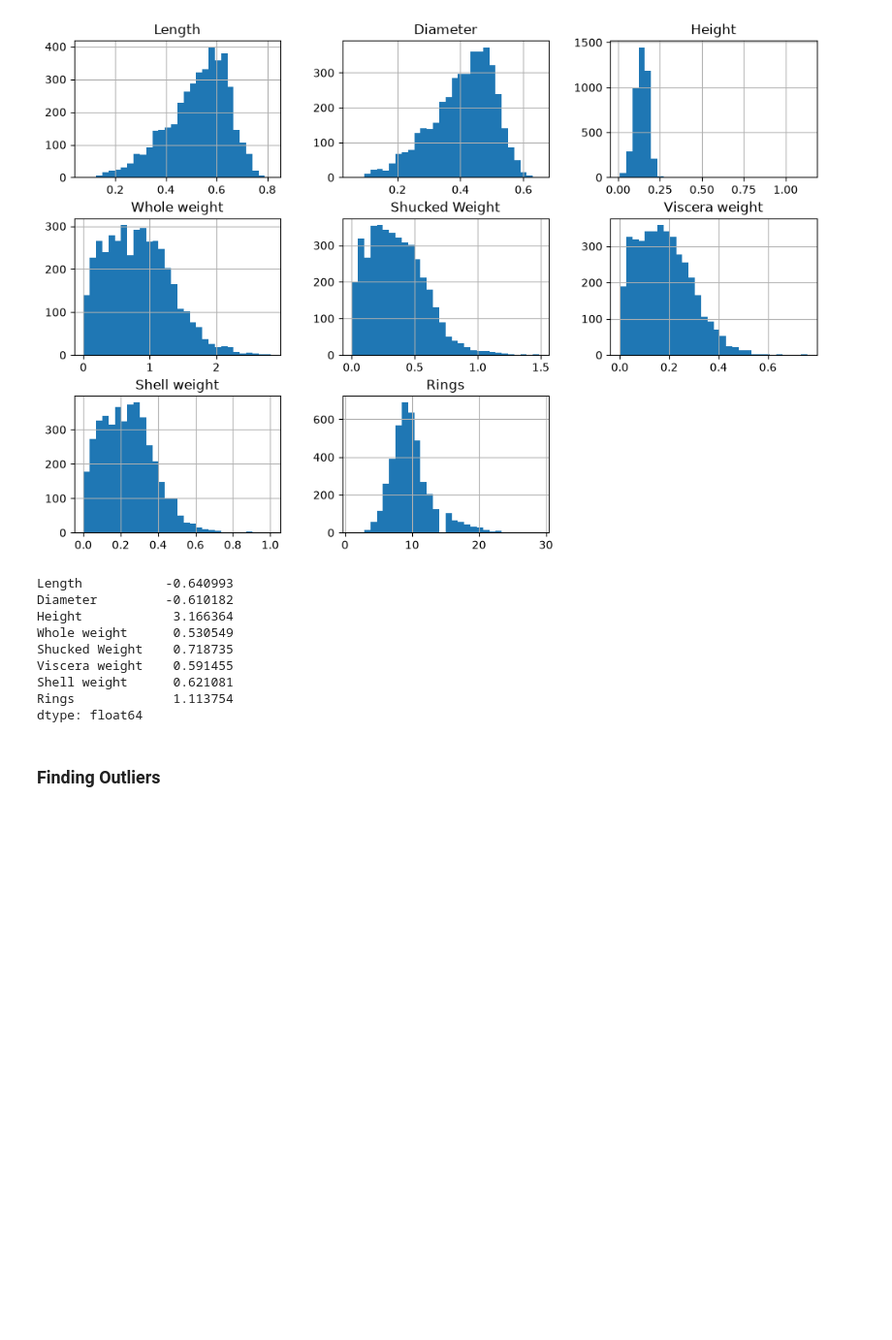
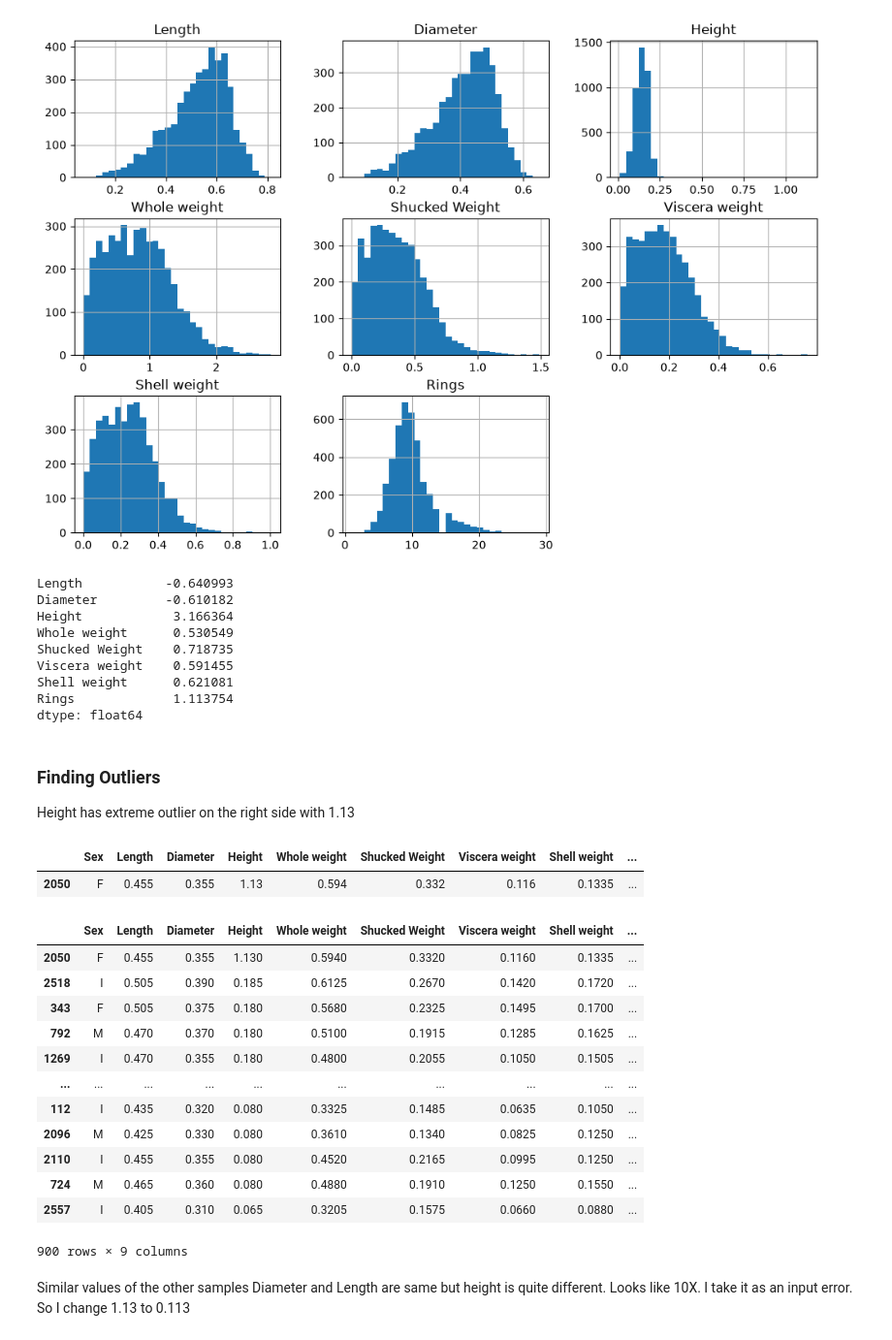
Before and after one commit to Qasimb946/Machine-Learning-Non-Parametric-Learning-P1, a Jupyter notebook: Notebooks/EDA_Abalone.ipynb, the cells around one changed output. Shown at 97% size. Cells and saved outputs as stored; diff of their text form; code cells hidden in the pictures; blank space fills up the shorter version.

```diff
--- a/Notebooks/EDA_Abalone.ipynb
+++ b/Notebooks/EDA_Abalone.ipynb
@@ -108,5 +108,34 @@ Viscera weight    0.591455
 Shell weight      0.621081
 Rings             1.113754
 dtype: float64
-# %% [markdown]
-### Finding Outliers
+# %% [markdown]
+### Finding Outliers
+Height has extreme outlier on the right side with 1.13
+# %%
+outlier_row = df[df["Height"] == 1.13]
+outlier_row
+# %% [output]
+|  | Sex | Length | Diameter | Height | Whole weight | Shucked Weight | Viscera weight | Shell weight | ... |
+| 2050 | F | 0.455 | 0.355 | 1.13 | 0.594 | 0.332 | 0.116 | 0.1335 | ... |
+# %%
+Length =  outlier_row["Length"].values[0]
+Diameter = outlier_row["Diameter"].values[0]
+
+similar_points = df[(df["Length"].between(Length - 0.05, Length + 0.05)) & (df["Diameter"].between(Diameter-0.05, Diameter+0.05))]
+similar_points.sort_values("Height", ascending=False)
+# %% [output]
+|  | Sex | Length | Diameter | Height | Whole weight | Shucked Weight | Viscera weight | Shell weight | ... |
+| 2050 | F | 0.455 | 0.355 | 1.130 | 0.5940 | 0.3320 | 0.1160 | 0.1335 | ... |
+| 2518 | I | 0.505 | 0.390 | 0.185 | 0.6125 | 0.2670 | 0.1420 | 0.1720 | ... |
+| 343 | F | 0.505 | 0.375 | 0.180 | 0.5680 | 0.2325 | 0.1495 | 0.1700 | ... |
+| 792 | M | 0.470 | 0.370 | 0.180 | 0.5100 | 0.1915 | 0.1285 | 0.1625 | ... |
+| 1269 | I | 0.470 | 0.355 | 0.180 | 0.4800 | 0.2055 | 0.1050 | 0.1505 | ... |
+| ... | ... | ... | ... | ... | ... | ... | ... | ... | ... |
+| 112 | I | 0.435 | 0.320 | 0.080 | 0.3325 | 0.1485 | 0.0635 | 0.1050 | ... |
+| 2096 | M | 0.425 | 0.330 | 0.080 | 0.3610 | 0.1340 | 0.0825 | 0.1250 | ... |
+| 2110 | I | 0.455 | 0.355 | 0.080 | 0.4520 | 0.2165 | 0.0995 | 0.1250 | ... |
+| 724 | M | 0.465 | 0.360 | 0.080 | 0.4880 | 0.1910 | 0.1250 | 0.1550 | ... |
+| 2557 | I | 0.405 | 0.310 | 0.065 | 0.3205 | 0.1575 | 0.0660 | 0.0880 | ... |
+900 rows × 9 columns
+# %% [markdown]
+Similar values of the other samples Diameter and Length are same but height is quite different. Looks like 10X. I take it as an input error. So I change 1.13 to 0.113
```
Also changed, not shown: parts of 15 cells of this notebook.
